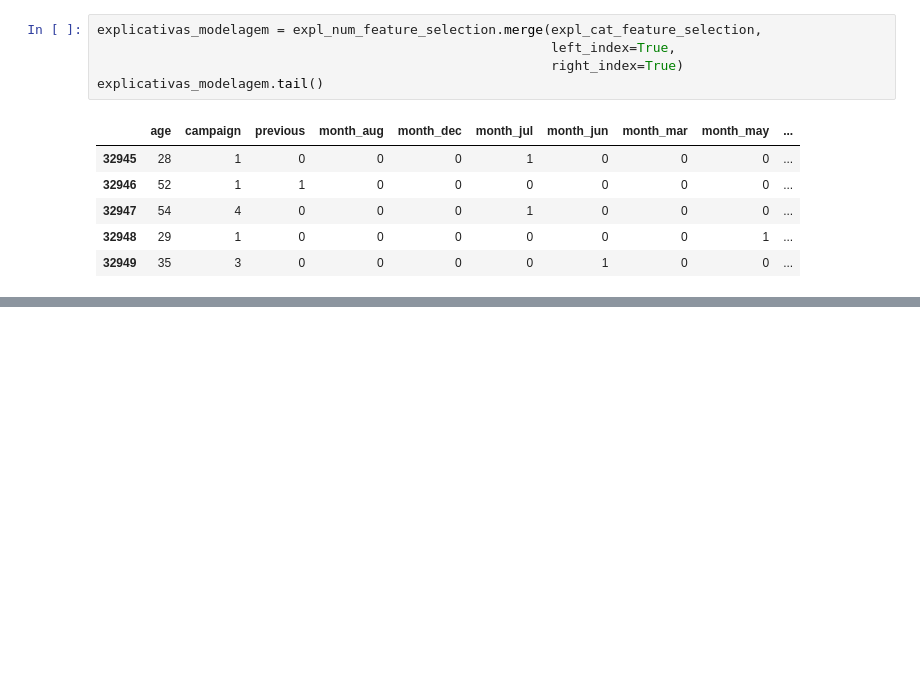
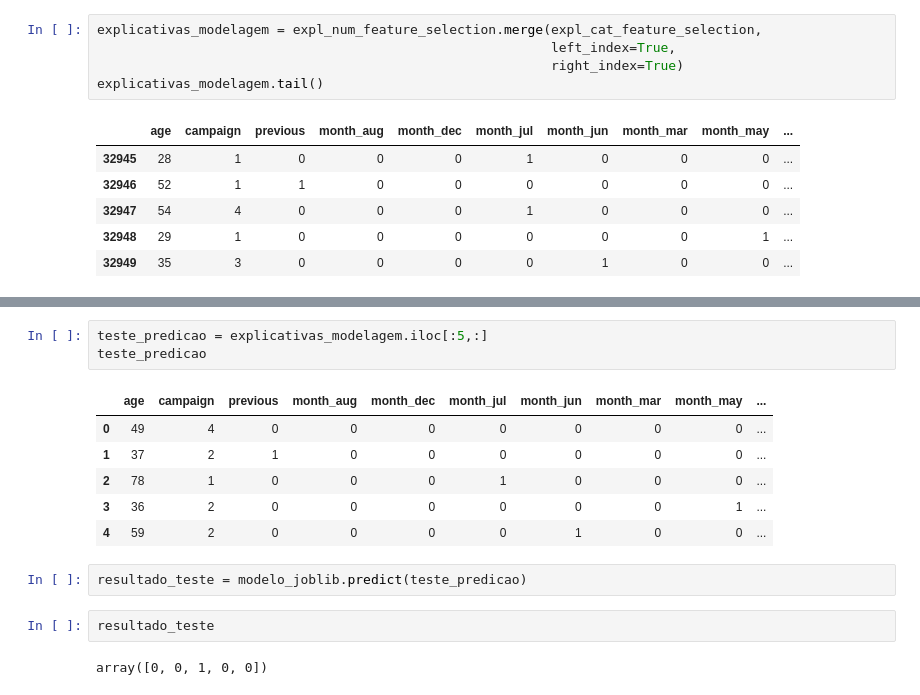
Before and after one commit to BrunoFlauzinoDS/Estudos_Data_Science, a Jupyter notebook: Módulo_5_Modelagem_Classificação.ipynb, the cells around one changed output, grey strips where cells are left out. Drawn from its saved outputs; the diff is of its cells as text; blank space fills up the shorter version.

```diff
--- a/Módulo_5_Modelagem_Classificação.ipynb
+++ b/Módulo_5_Modelagem_Classificação.ipynb
@@ -354,0 +784,16 @@ explicativas_modelagem.tail()
+# %%
+teste_predicao = explicativas_modelagem.iloc[:5,:]
+teste_predicao
+# %% [output]
+|  | age | campaign | previous | month_aug | month_dec | month_jul | month_jun | month_mar | month_may | ... |
+| 0 | 49 | 4 | 0 | 0 | 0 | 0 | 0 | 0 | 0 | ... |
+| 1 | 37 | 2 | 1 | 0 | 0 | 0 | 0 | 0 | 0 | ... |
+| 2 | 78 | 1 | 0 | 0 | 0 | 1 | 0 | 0 | 0 | ... |
+| 3 | 36 | 2 | 0 | 0 | 0 | 0 | 0 | 0 | 1 | ... |
+| 4 | 59 | 2 | 0 | 0 | 0 | 0 | 1 | 0 | 0 | ... |
+# %%
+resultado_teste = modelo_joblib.predict(teste_predicao)
+# %%
+resultado_teste
+# %% [output]
+array([0, 0, 1, 0, 0])
```
Also changed, not shown: parts of 86 cells of this notebook.
